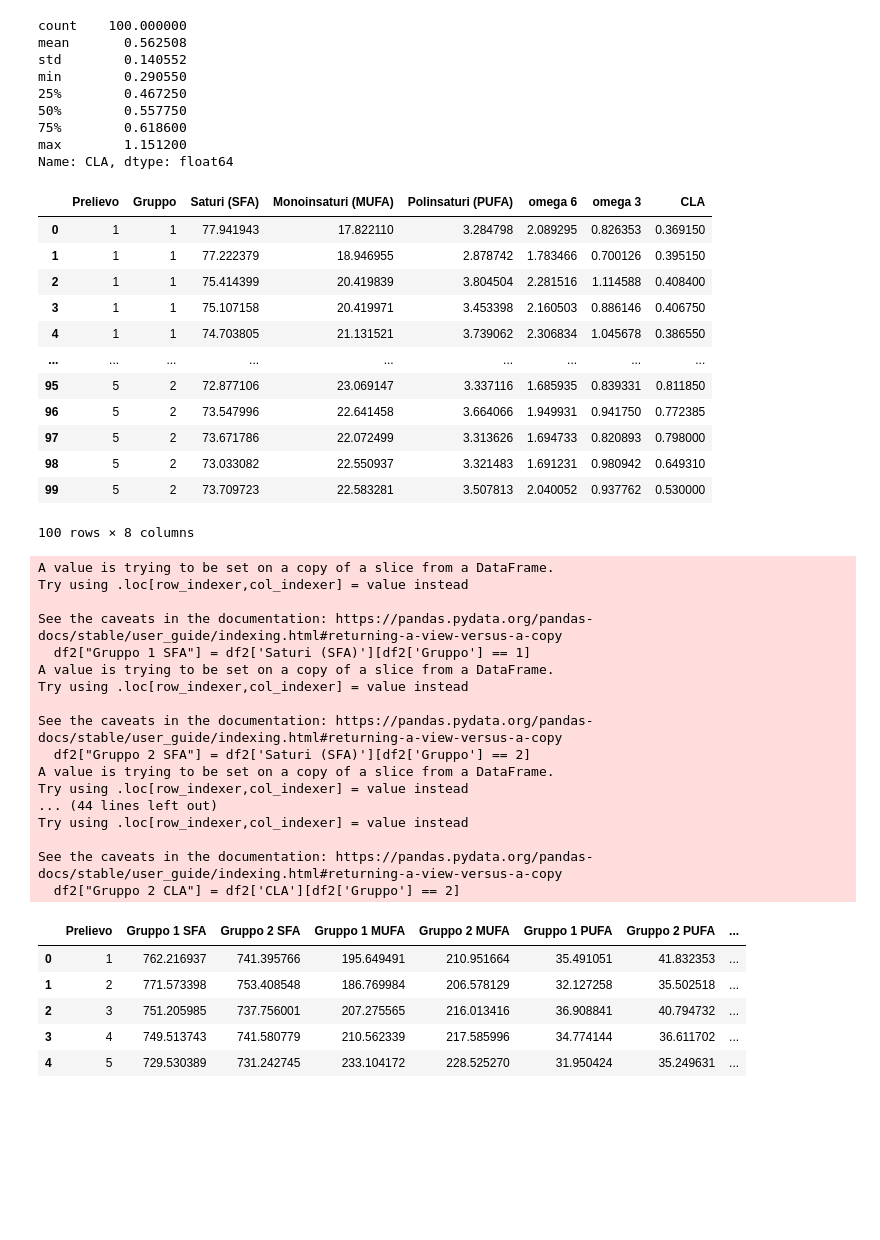
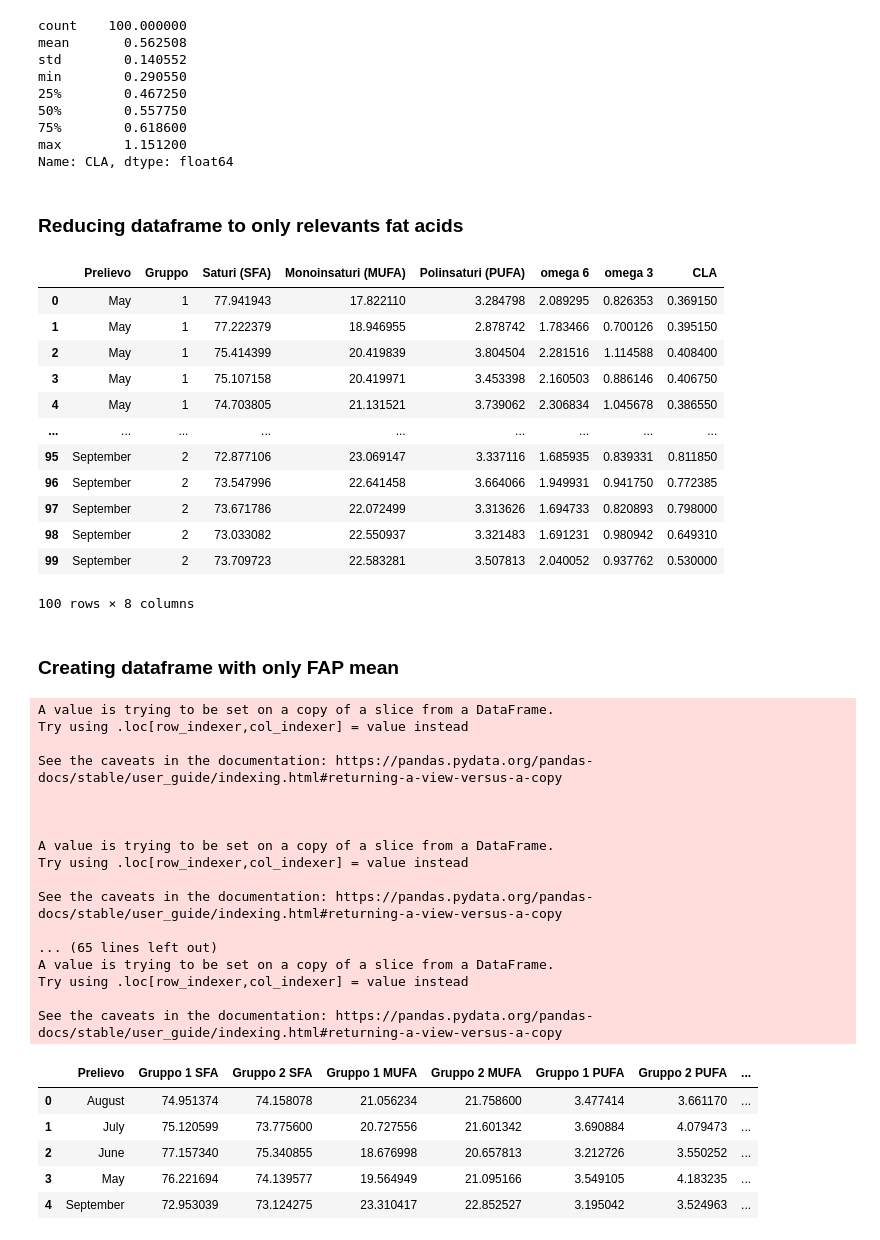
Before and after one commit to madilauro/eda-fat-acid-production, a Jupyter notebook: EDA-fatAcidProduction.ipynb, the cells around one changed output. Saved outputs shown, nothing was run; the diff lists cells and outputs as text; code cells hidden in the pictures; blank space fills up the shorter version.

```diff
--- a/EDA-fatAcidProduction.ipynb
+++ b/EDA-fatAcidProduction.ipynb
@@ -7,12 +9,13 @@ import pandas as pd
 import plotly.express as px
 import plotly.graph_objects as go
 from plotly.subplots import make_subplots
+from scipy import stats
 
 df = pd.DataFrame(pd.read_excel("Cartel1.xlsx"))
 #df2 = pd.DataFrame(pd.read_excel("Cartel1.xlsx"))
 #df3 = pd.DataFrame(pd.read_excel("Cartel1.xlsx"))
 
-
+df.replace({'Prelievo': {1:'May', 2: 'June', 3: 'July', 4: 'August', 5: 'September'}}, inplace=True)
 df.head(100)
 # %% [output]
 |  | Animale | Prelievo | Gruppo | C4:0 | C6:0 | C8:0 | C10:0 | C11:0 | C12:0 | C13:0 | ... | ... |
@@ -53,64 +56,67 @@ min        0.290550
 75%        0.618600
 max        1.151200
 Name: CLA, dtype: float64
+# %% [markdown]
+### Reducing dataframe to only relevants fat acids
 # %%
 df2 = df[["Prelievo","Gruppo", "Saturi (SFA)", "Monoinsaturi (MUFA)", "Polinsaturi (PUFA)", "omega 6", "omega 3", "CLA"]]
 df2
 # %% [output]
 |  | Prelievo | Gruppo | Saturi (SFA) | Monoinsaturi (MUFA) | Polinsaturi (PUFA) | omega 6 | omega 3 | CLA |
-| 0 | 1 | 1 | 77.941943 | 17.822110 | 3.284798 | 2.089295 | 0.826353 | 0.369150 |
-| 1 | 1 | 1 | 77.222379 | 18.946955 | 2.878742 | 1.783466 | 0.700126 | 0.395150 |
-| 2 | 1 | 1 | 75.414399 | 20.419839 | 3.804504 | 2.281516 | 1.114588 | 0.408400 |
-| 3 | 1 | 1 | 75.107158 | 20.419971 | 3.453398 | 2.160503 | 0.886146 | 0.406750 |
-| 4 | 1 | 1 | 74.703805 | 21.131521 | 3.739062 | 2.306834 | 1.045678 | 0.386550 |
+| 0 | May | 1 | 77.941943 | 17.822110 | 3.284798 | 2.089295 | 0.826353 | 0.369150 |
+| 1 | May | 1 | 77.222379 | 18.946955 | 2.878742 | 1.783466 | 0.700126 | 0.395150 |
+| 2 | May | 1 | 75.414399 | 20.419839 | 3.804504 | 2.281516 | 1.114588 | 0.408400 |
+| 3 | May | 1 | 75.107158 | 20.419971 | 3.453398 | 2.160503 | 0.886146 | 0.406750 |
+| 4 | May | 1 | 74.703805 | 21.131521 | 3.739062 | 2.306834 | 1.045678 | 0.386550 |
 | ... | ... | ... | ... | ... | ... | ... | ... | ... |
-| 95 | 5 | 2 | 72.877106 | 23.069147 | 3.337116 | 1.685935 | 0.839331 | 0.811850 |
-| 96 | 5 | 2 | 73.547996 | 22.641458 | 3.664066 | 1.949931 | 0.941750 | 0.772385 |
-| 97 | 5 | 2 | 73.671786 | 22.072499 | 3.313626 | 1.694733 | 0.820893 | 0.798000 |
-| 98 | 5 | 2 | 73.033082 | 22.550937 | 3.321483 | 1.691231 | 0.980942 | 0.649310 |
-| 99 | 5 | 2 | 73.709723 | 22.583281 | 3.507813 | 2.040052 | 0.937762 | 0.530000 |
+| 95 | September | 2 | 72.877106 | 23.069147 | 3.337116 | 1.685935 | 0.839331 | 0.811850 |
+| 96 | September | 2 | 73.547996 | 22.641458 | 3.664066 | 1.949931 | 0.941750 | 0.772385 |
+| 97 | September | 2 | 73.671786 | 22.072499 | 3.313626 | 1.694733 | 0.820893 | 0.798000 |
+| 98 | September | 2 | 73.033082 | 22.550937 | 3.321483 | 1.691231 | 0.980942 | 0.649310 |
+| 99 | September | 2 | 73.709723 | 22.583281 | 3.507813 | 2.040052 | 0.937762 | 0.530000 |
 100 rows × 8 columns
+# %% [markdown]
+### Creating dataframe with only FAP mean
 # %%
 df2["Gruppo 1 SFA"] = df2['Saturi (SFA)'][df2['Gruppo'] == 1]
 df2["Gruppo 2 SFA"] = df2['Saturi (SFA)'][df2['Gruppo'] == 2]
 df2["Gruppo 1 MUFA"] = df2['Monoinsaturi (MUFA)'][df2['Gruppo'] == 1]
 df2["Gruppo 2 MUFA"] = df2['Monoinsaturi (MUFA)'][df2['Gruppo'] == 2]
 df2["Gruppo 1 PUFA"] = df2['Polinsaturi (PUFA)'][df2['Gruppo'] == 1]
 df2["Gruppo 2 PUFA"] = df2['Polinsaturi (PUFA)'][df2['Gruppo'] == 2]
 df2["Gruppo 1 omega 6"] = df2['omega 6'][df2['Gruppo'] == 1]
 df2["Gruppo 2 omega 6"] = df2['omega 6'][df2['Gruppo'] == 2]
 df2["Gruppo 1 omega 3"] = df2['omega 3'][df2['Gruppo'] == 1]
 df2["Gruppo 2 omega 3"] = df2['omega 3'][df2['Gruppo'] == 2]
 df2["Gruppo 1 CLA"] = df2['CLA'][df2['Gruppo'] == 1]
 df2["Gruppo 2 CLA"] = df2['CLA'][df2['Gruppo'] == 2]
 
-df3 = df2.groupby(["Prelievo"], as_index = False).sum()[["Prelievo", "Gruppo 1 SFA", "Gruppo 2 SFA", "Gruppo 1 MUFA",
+df3 = df2.groupby(["Prelievo"], as_index = False).mean()[["Prelievo", "Gruppo 1 SFA", "Gruppo 2 SFA", "Gruppo 1 MUFA",
                                                          "Gruppo 2 MUFA", "Gruppo 1 PUFA", "Gruppo 2 PUFA",
                                                         "Gruppo 1 omega 6", "Gruppo 2 omega 6", "Gruppo 1 omega 3",
                                                         "Gruppo 2 omega 3", "Gruppo 1 CLA", "Gruppo 2 CLA"]]
 df3
-#df3.to_frame()
 # %% [output]
 A value is trying to be set on a copy of a slice from a DataFrame.
 Try using .loc[row_indexer,col_indexer] = value instead
 
 See the caveats in the documentation: https://pandas.pydata.org/pandas-docs/stable/user_guide/indexing.html#returning-a-view-versus-a-copy
-  df2["Gruppo 1 SFA"] = df2['Saturi (SFA)'][df2['Gruppo'] == 1]
+
+
+
 A value is trying to be set on a copy of a slice from a DataFrame.
 Try using .loc[row_indexer,col_indexer] = value instead
 
 See the caveats in the documentation: https://pandas.pydata.org/pandas-docs/stable/user_guide/indexing.html#returning-a-view-versus-a-copy
-  df2["Gruppo 2 SFA"] = df2['Saturi (SFA)'][df2['Gruppo'] == 2]
+
+... (65 lines left out)
 A value is trying to be set on a copy of a slice from a DataFrame.
-Try using .loc[row_indexer,col_indexer] = value instead
-... (44 lines left out)
 Try using .loc[row_indexer,col_indexer] = value instead
 
 See the caveats in the documentation: https://pandas.pydata.org/pandas-docs/stable/user_guide/indexing.html#returning-a-view-versus-a-copy
-  df2["Gruppo 2 CLA"] = df2['CLA'][df2['Gruppo'] == 2]
 |  | Prelievo | Gruppo 1 SFA | Gruppo 2 SFA | Gruppo 1 MUFA | Gruppo 2 MUFA | Gruppo 1 PUFA | Gruppo 2 PUFA | ... |
-| 0 | 1 | 762.216937 | 741.395766 | 195.649491 | 210.951664 | 35.491051 | 41.832353 | ... |
-| 1 | 2 | 771.573398 | 753.408548 | 186.769984 | 206.578129 | 32.127258 | 35.502518 | ... |
-| 2 | 3 | 751.205985 | 737.756001 | 207.275565 | 216.013416 | 36.908841 | 40.794732 | ... |
-| 3 | 4 | 749.513743 | 741.580779 | 210.562339 | 217.585996 | 34.774144 | 36.611702 | ... |
-| 4 | 5 | 729.530389 | 731.242745 | 233.104172 | 228.525270 | 31.950424 | 35.249631 | ... |
+| 0 | August | 74.951374 | 74.158078 | 21.056234 | 21.758600 | 3.477414 | 3.661170 | ... |
+| 1 | July | 75.120599 | 73.775600 | 20.727556 | 21.601342 | 3.690884 | 4.079473 | ... |
+| 2 | June | 77.157340 | 75.340855 | 18.676998 | 20.657813 | 3.212726 | 3.550252 | ... |
+| 3 | May | 76.221694 | 74.139577 | 19.564949 | 21.095166 | 3.549105 | 4.183235 | ... |
+| 4 | September | 72.953039 | 73.124275 | 23.310417 | 22.852527 | 3.195042 | 3.524963 | ... |
```
Also changed, not shown: parts of 13 cells of this notebook.
